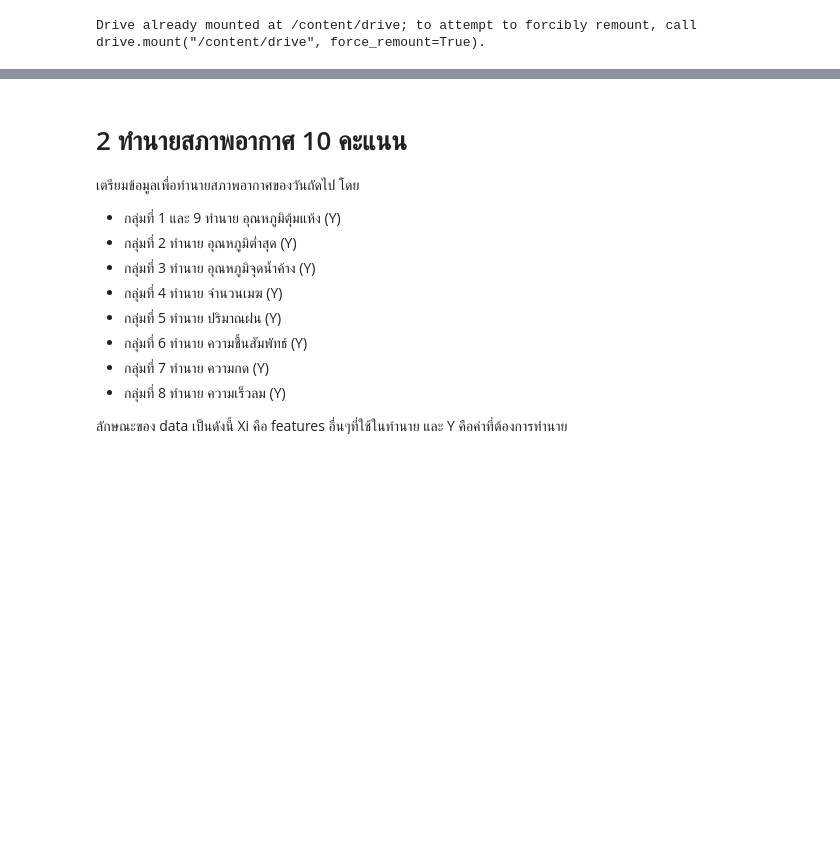
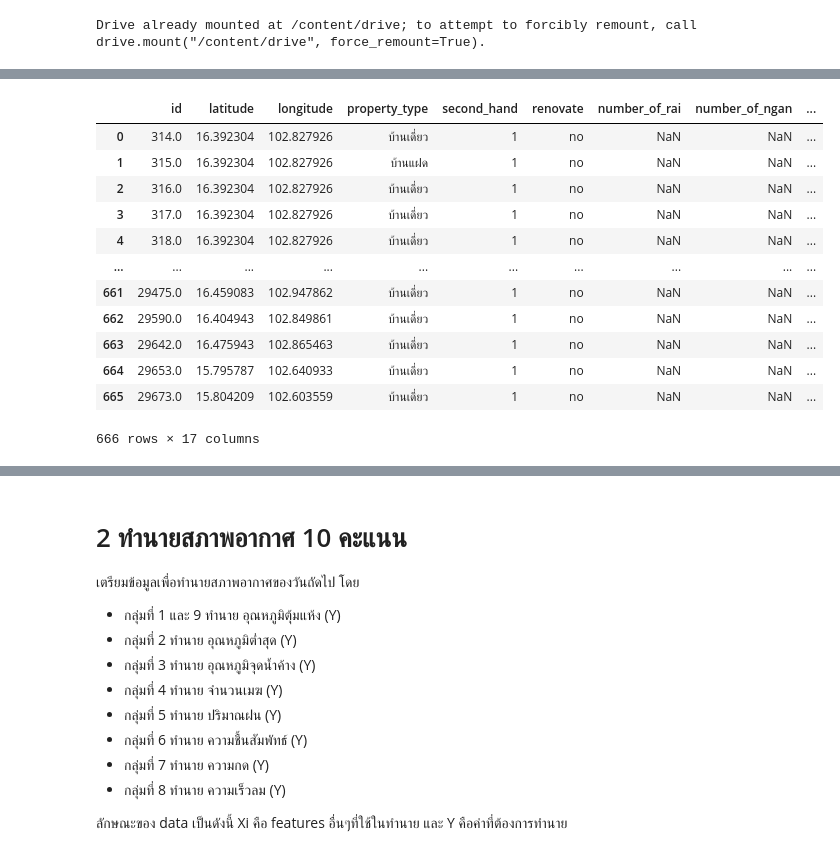
Before and after one commit to supatsara2002/bsc_dpdm22, a Jupyter notebook: midterm_dpdm22.ipynb, the cells around one changed output, grey strips where cells are left out. Cells and saved outputs as stored; diff of their text form; code cells hidden in the pictures; blank space fills up the shorter version.

Commit message:
midterm

```diff
--- a/midterm_dpdm22.ipynb
+++ b/midterm_dpdm22.ipynb
@@ -20,9 +20,9 @@ drive.mount('/content/drive')
 # %% [output]
 Drive already mounted at /content/drive; to attempt to forcibly remount, call drive.mount("/content/drive", force_remount=True).
 # %%
-id = pd.read_excel('/content/drive/MyDrive/bsc_DPDM_data/MIDterm/คำตอบนักประเมิน(ID).xlsx')
-house1 = pd.read_excel('/content/drive/MyDrive/bsc_DPDM_data/MIDterm/Data House.xlsx', sheet_name='บ้านมือ1')
-house2 = pd.read_excel('/content/drive/MyDrive/bsc_DPDM_data/MIDterm/Data House.xlsx', sheet_name='บ้านมือ2')
+detachedhouse = pd.read_excel('/content/drive/MyDrive/bsc_DPDM_data/MIDterm/คำตอบนักประเมิน(ID).xlsx', sheet_name='บ้าน')
+home1 = pd.read_excel('/content/drive/MyDrive/bsc_DPDM_data/MIDterm/Data House.xlsx', sheet_name='บ้านมือ1')
+home2 = pd.read_excel('/content/drive/MyDrive/bsc_DPDM_data/MIDterm/Data House.xlsx', sheet_name='บ้านมือ2')
 # %%
 with open('/content/drive/MyDrive/bsc_DPDM_data/MIDterm/7-eleven.json') as json_file1:
   seven = json.loads(json_file1.read())
@@ -50,0 +36,3 @@ ValueError: ignored
+# %%
+home1['second_hand'] = "1"
+home2['second_hand'] = "2"
@@ -50,0 +65,4 @@ ValueError: ignored
+# %%
+home1['renovate'] = "no"
+# %%
+home1 = home1[['id','latitude', 'longitude','property_type','second_hand','renovate','number_of_rai','number_of_ngan','number_of_va','number_of_story','number_of_bedroom','number_of_bathroom','direction','furniture','usable_area','number_of_parking', 'sell_price']]
@@ -50,0 +71,17 @@ ValueError: ignored
+# %%
+home1=home1[:-88]
+home1
+# %% [output]
+|  | id | latitude | longitude | property_type | second_hand | renovate | number_of_rai | number_of_ngan | ... |
+| 0 | 314.0 | 16.392304 | 102.827926 | บ้านเดี่ยว | 1 | no | NaN | NaN | ... |
+| 1 | 315.0 | 16.392304 | 102.827926 | บ้านแฝด | 1 | no | NaN | NaN | ... |
+| 2 | 316.0 | 16.392304 | 102.827926 | บ้านเดี่ยว | 1 | no | NaN | NaN | ... |
+| 3 | 317.0 | 16.392304 | 102.827926 | บ้านเดี่ยว | 1 | no | NaN | NaN | ... |
+| 4 | 318.0 | 16.392304 | 102.827926 | บ้านเดี่ยว | 1 | no | NaN | NaN | ... |
+| ... | ... | ... | ... | ... | ... | ... | ... | ... | ... |
+| 661 | 29475.0 | 16.459083 | 102.947862 | บ้านเดี่ยว | 1 | no | NaN | NaN | ... |
+| 662 | 29590.0 | 16.404943 | 102.849861 | บ้านเดี่ยว | 1 | no | NaN | NaN | ... |
+| 663 | 29642.0 | 16.475943 | 102.865463 | บ้านเดี่ยว | 1 | no | NaN | NaN | ... |
+| 664 | 29653.0 | 15.795787 | 102.640933 | บ้านเดี่ยว | 1 | no | NaN | NaN | ... |
+| 665 | 29673.0 | 15.804209 | 102.603559 | บ้านเดี่ยว | 1 | no | NaN | NaN | ... |
+666 rows × 17 columns
```
Also changed, not shown: parts of 50 cells of this notebook.
